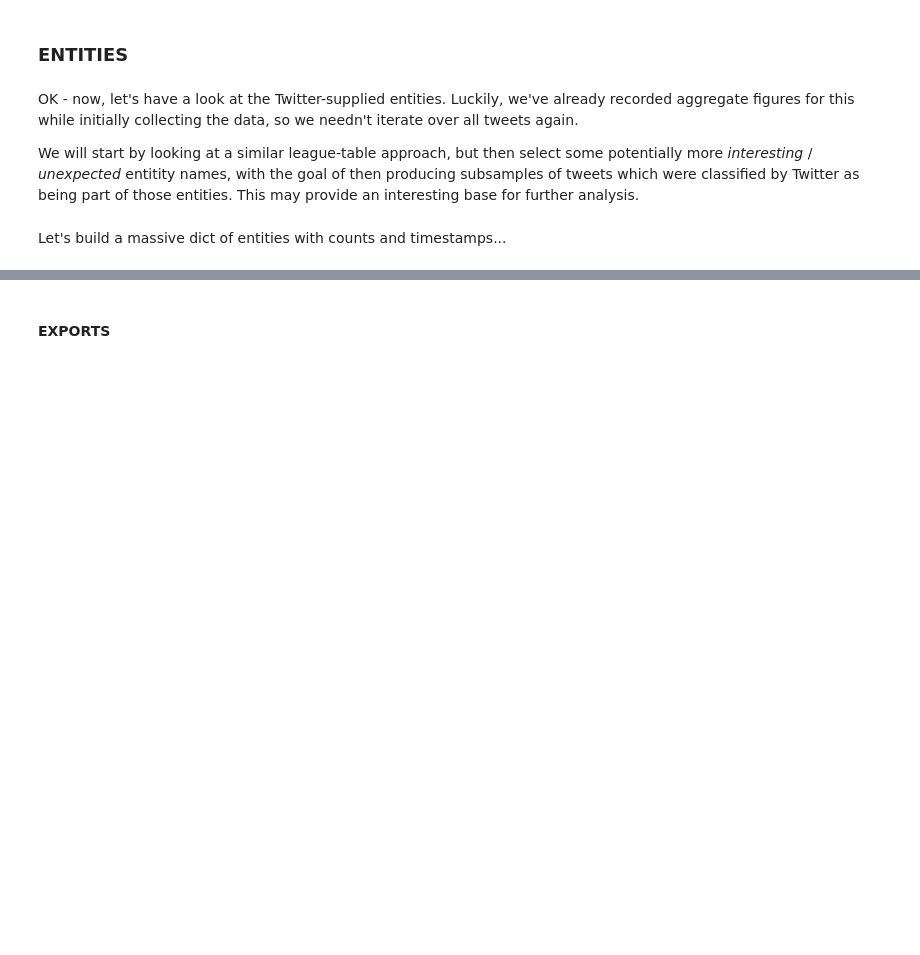
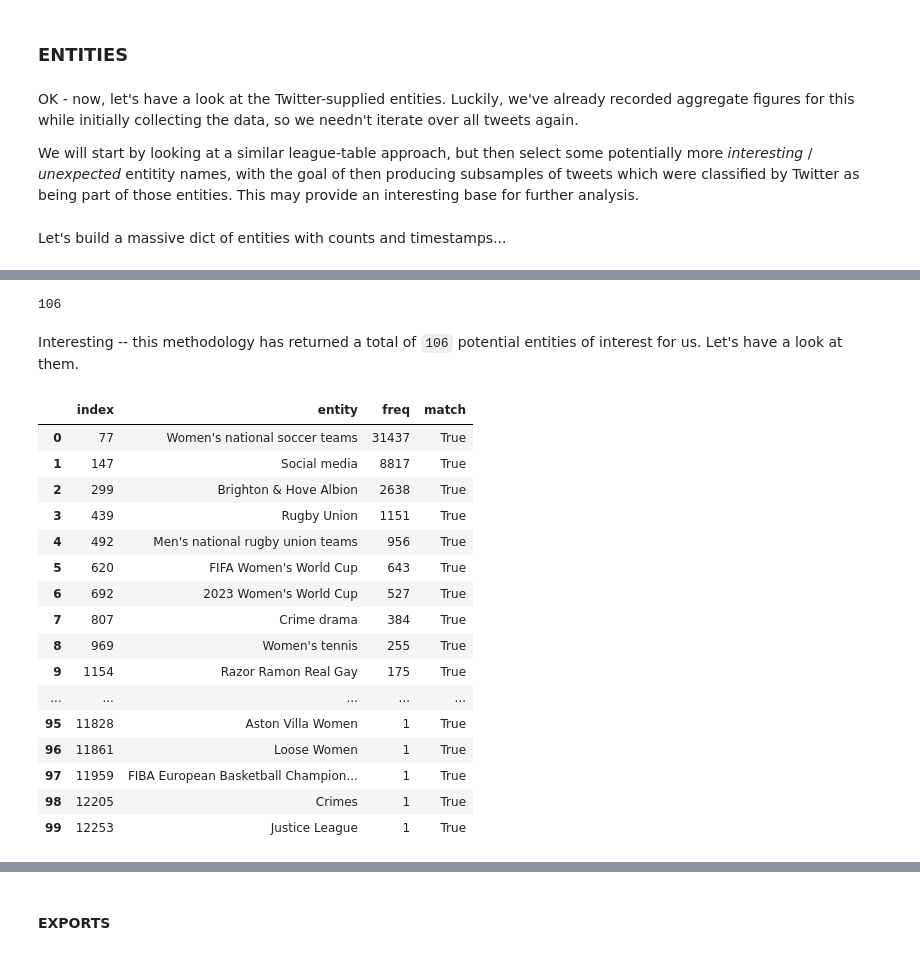
Before and after one commit to CorridorLabs/world_cup_misinfo_tracking, a Jupyter notebook: analysis/02_tweet_analysis.ipynb, the cells around one changed output, grey strips where cells are left out. Saved outputs shown, nothing was run; the diff lists cells and outputs as text; code cells hidden in the pictures; blank space fills up the shorter version.

```diff
--- a/analysis/02_tweet_analysis.ipynb
+++ b/analysis/02_tweet_analysis.ipynb
@@ -314,0 +329,2 @@ entities_total
+# %%
+entities_total_df = pd.DataFrame([entities_total]).transpose().reset_index().rename(columns={'index' : 'entity', 0 : 'freq'})
@@ -314,0 +357,36 @@ entities_total
+# %%
+pattern = re.compile('human|rights|social|justice|injustice|migrant|worker|right|authority|regime|criminal|crime|authoritarian|women|lgbt|gay|woman|activism|union')
+# %%
+entities_total_df['match'] = False
+
+for idx,row in tqdm(entities_total_df.iterrows()):
+    if len(re.findall(pattern=pattern, string=row['entity'].lower()))>0:
+        entities_total_df['match'][idx] = True
+# %%
+sum(entities_total_df['match'])
+# %% [output]
+106
+# %% [markdown]
+Interesting -- this methodology has returned a total of `106` potential entities of interest for us. Let's have a look at them.
+# %%
+interesting_entities_df = entities_total_df.loc[entities_total_df['match']==True].reset_index()
+# %%
+interesting_entities_df[:100]
+# %% [output]
+|  | index | entity | freq | match |
+| 0 | 77 | Women's national soccer teams | 31437 | True |
+| 1 | 147 | Social media | 8817 | True |
+| 2 | 299 | Brighton & Hove Albion | 2638 | True |
+| 3 | 439 | Rugby Union | 1151 | True |
+| 4 | 492 | Men's national rugby union teams | 956 | True |
+| 5 | 620 | FIFA Women's World Cup | 643 | True |
+| 6 | 692 | 2023 Women's World Cup | 527 | True |
+| 7 | 807 | Crime drama | 384 | True |
+| 8 | 969 | Women's tennis | 255 | True |
+| 9 | 1154 | Razor Ramon Real Gay | 175 | True |
+| ... | ... | ... | ... | ... |
+| 95 | 11828 | Aston Villa Women | 1 | True |
+| 96 | 11861 | Loose Women | 1 | True |
+| 97 | 11959 | FIBA European Basketball Champion... | 1 | True |
+| 98 | 12205 | Crimes | 1 | True |
+| 99 | 12253 | Justice League | 1 | True |
```
Also changed, not shown: parts of 39 cells of this notebook, 1 other file.
